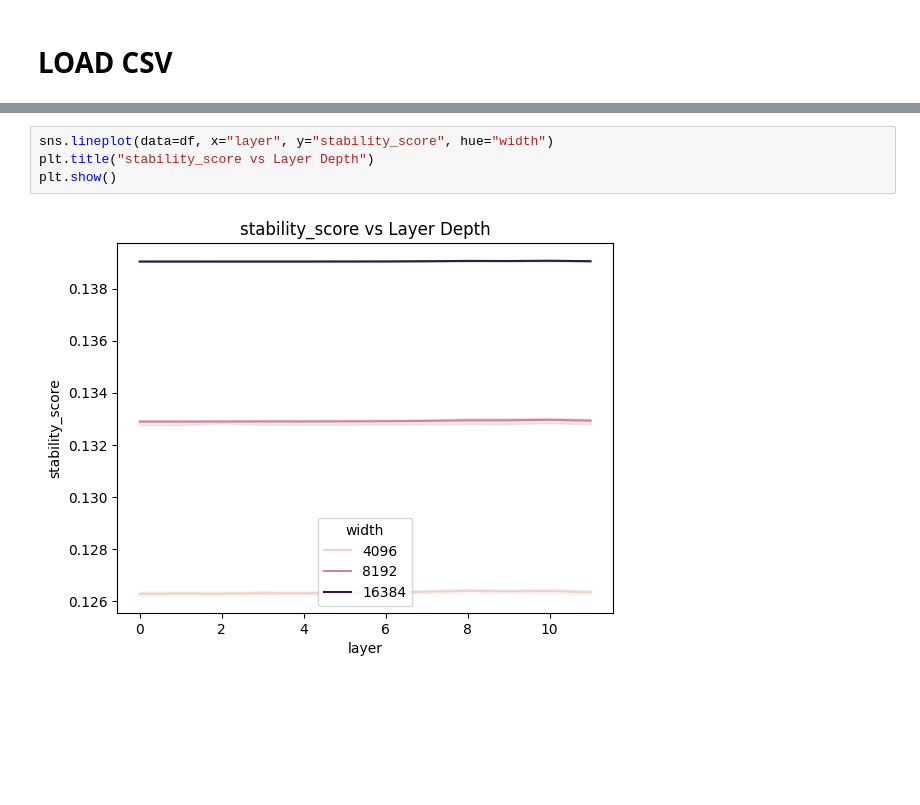
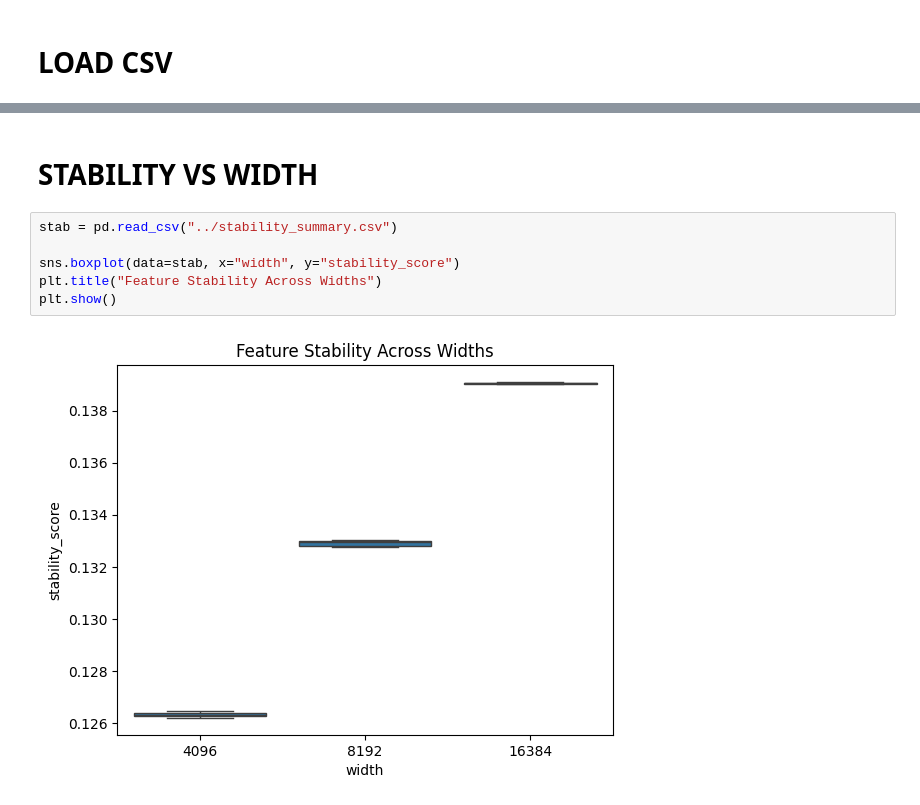
Before and after one commit to maverick0721/VisionSAE_Interpreting-Visual-Representations, a Jupyter notebook: notebooks/interpretability_analysis.ipynb, the cells around one changed output, grey strips where cells are left out. Drawn from its saved outputs; the diff is of its cells as text; blank space fills up the shorter version.

```diff
--- a/notebooks/interpretability_analysis.ipynb
+++ b/notebooks/interpretability_analysis.ipynb
@@ -23,6 +27,10 @@ max     11.000000  16384.000000  123.00000  999.000000         0.139101
+# %% [markdown]
+# STABILITY VS WIDTH
 # %%
-sns.lineplot(data=df, x="layer", y="stability_score", hue="width")
-plt.title("stability_score vs Layer Depth")
+stab = pd.read_csv("../stability_summary.csv")
+
+sns.boxplot(data=stab, x="width", y="stability_score")
+plt.title("Feature Stability Across Widths")
 plt.show()
 # %% [output]
-[figure, old version]
+[figure, new version]
```
Also changed, not shown: parts of 6 cells of this notebook.
